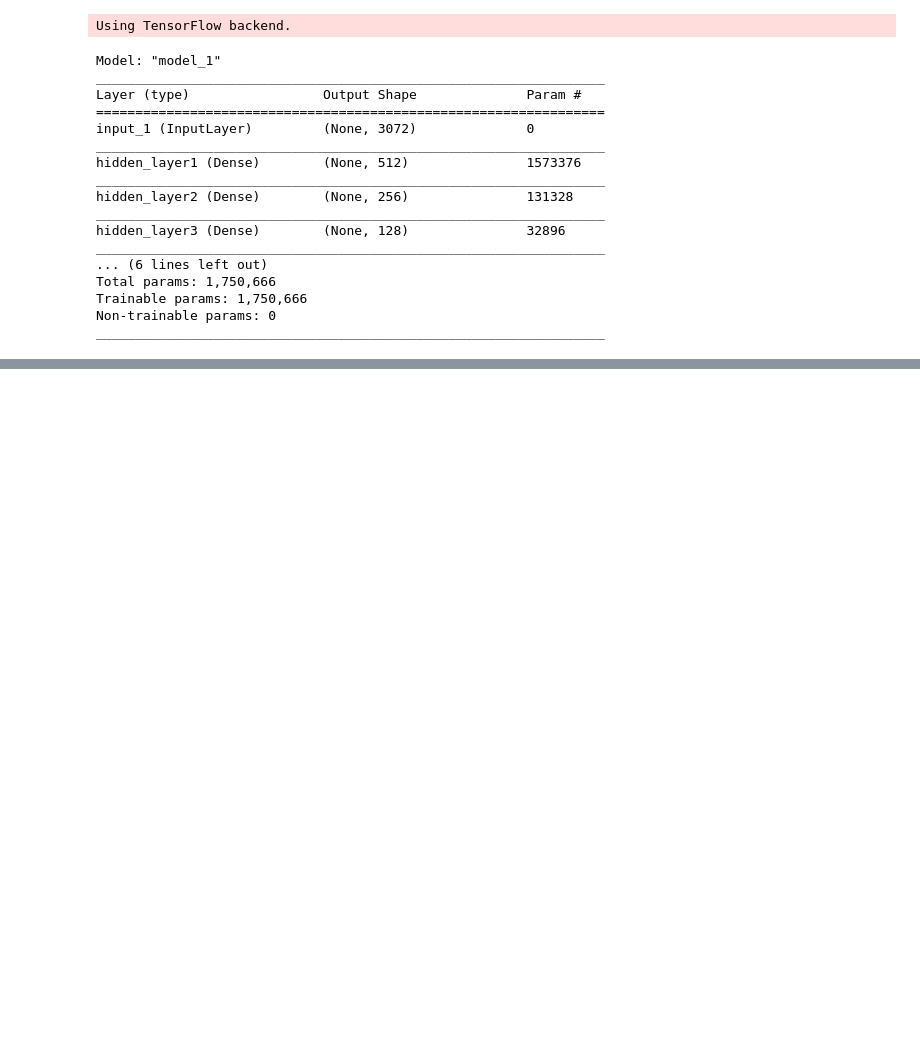
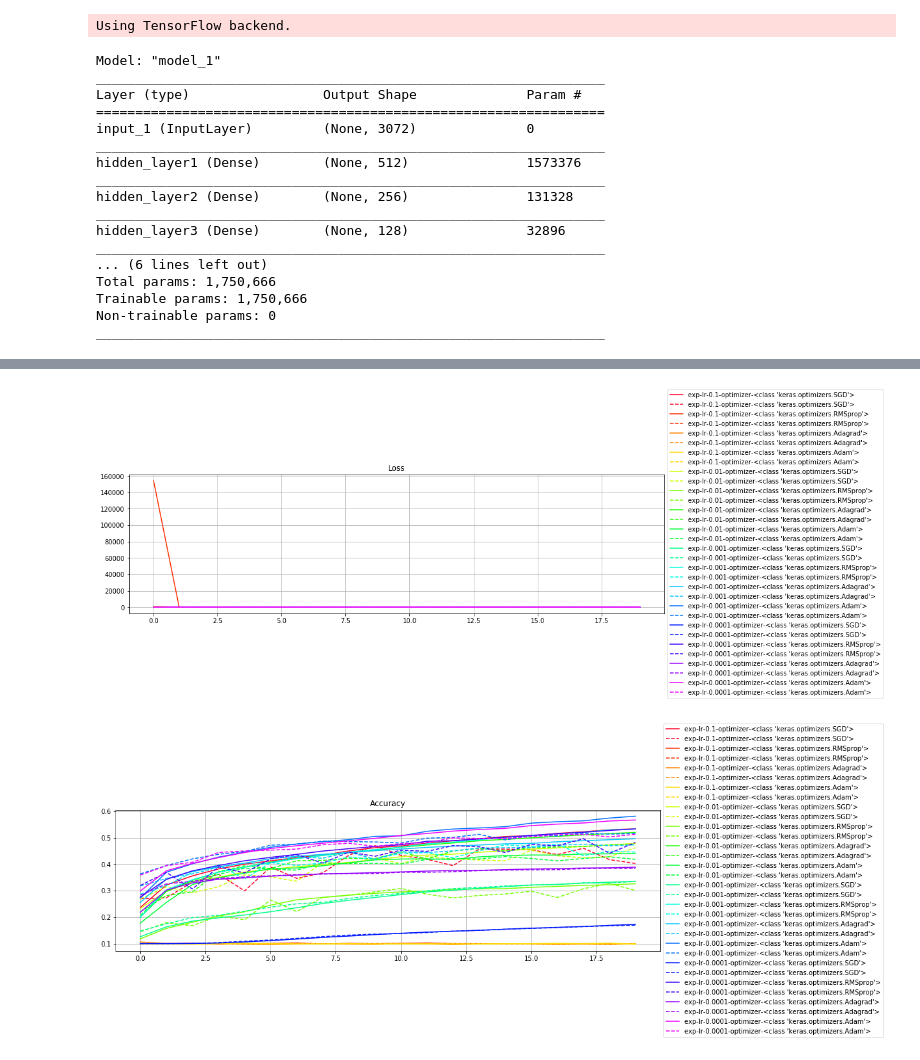
Before and after one commit to penguinwang96825/ML100Days, a Jupyter notebook: homework/Day080/Day080_HW.ipynb, the cells around one changed output, grey strips where cells are left out. Cells and saved outputs as stored; diff of their text form; code cells hidden in the pictures; blank space fills up the shorter version.

```diff
--- a/homework/Day080/Day080_HW.ipynb
+++ b/homework/Day080/Day080_HW.ipynb
@@ -92,0 +77,9 @@ import matplotlib.pyplot as plt
+# %%
+## 超參數設定
+"""
+Set your required experiment parameters
+"""
+LEARNING_RATE = [0.1, 0.01, 0.001, 0.0001]
+OPTIMIZER = [keras.optimizers.SGD, keras.optimizers.RMSprop, keras.optimizers.Adagrad, keras.optimizers.Adam]
+EPOCHS = 20
+BATCH_SIZE = 256
@@ -92,0 +131,28 @@ import matplotlib.pyplot as plt
+# %%
+import matplotlib.pyplot as plt
+%matplotlib inline
+
+NUM_COLORS = len(results.keys())
+cm = plt.get_cmap('gist_rainbow')
+color_bar = [cm(1.*i/NUM_COLORS) for i in range(NUM_COLORS)]
+
+plt.figure(figsize=(15, 4))
+for i, cond in enumerate(results.keys()):
+    plt.plot(range(len(results[cond]['train-loss'])),results[cond]['train-loss'], '-', label=cond, color=color_bar[i])
+    plt.plot(range(len(results[cond]['valid-loss'])),results[cond]['valid-loss'], '--', label=cond, color=color_bar[i])
+plt.title("Loss")
+plt.legend(loc='center left', bbox_to_anchor=(1, 0.5))
+plt.grid()
+plt.show()
+
+plt.figure(figsize=(15, 4))
+for i, cond in enumerate(results.keys()):
+    plt.plot(range(len(results[cond]['train-acc'])),results[cond]['train-acc'], '-', label=cond, color=color_bar[i])
+    plt.plot(range(len(results[cond]['valid-acc'])),results[cond]['valid-acc'], '--', label=cond, color=color_bar[i])
+plt.title("Accuracy")
+plt.legend(loc='center left', bbox_to_anchor=(1, 0.5))
+plt.grid()
+plt.show()
+# %% [output]
+[figure, added]
+[figure, added]
```
Also changed, not shown: parts of 5 cells of this notebook, 2 other files.
